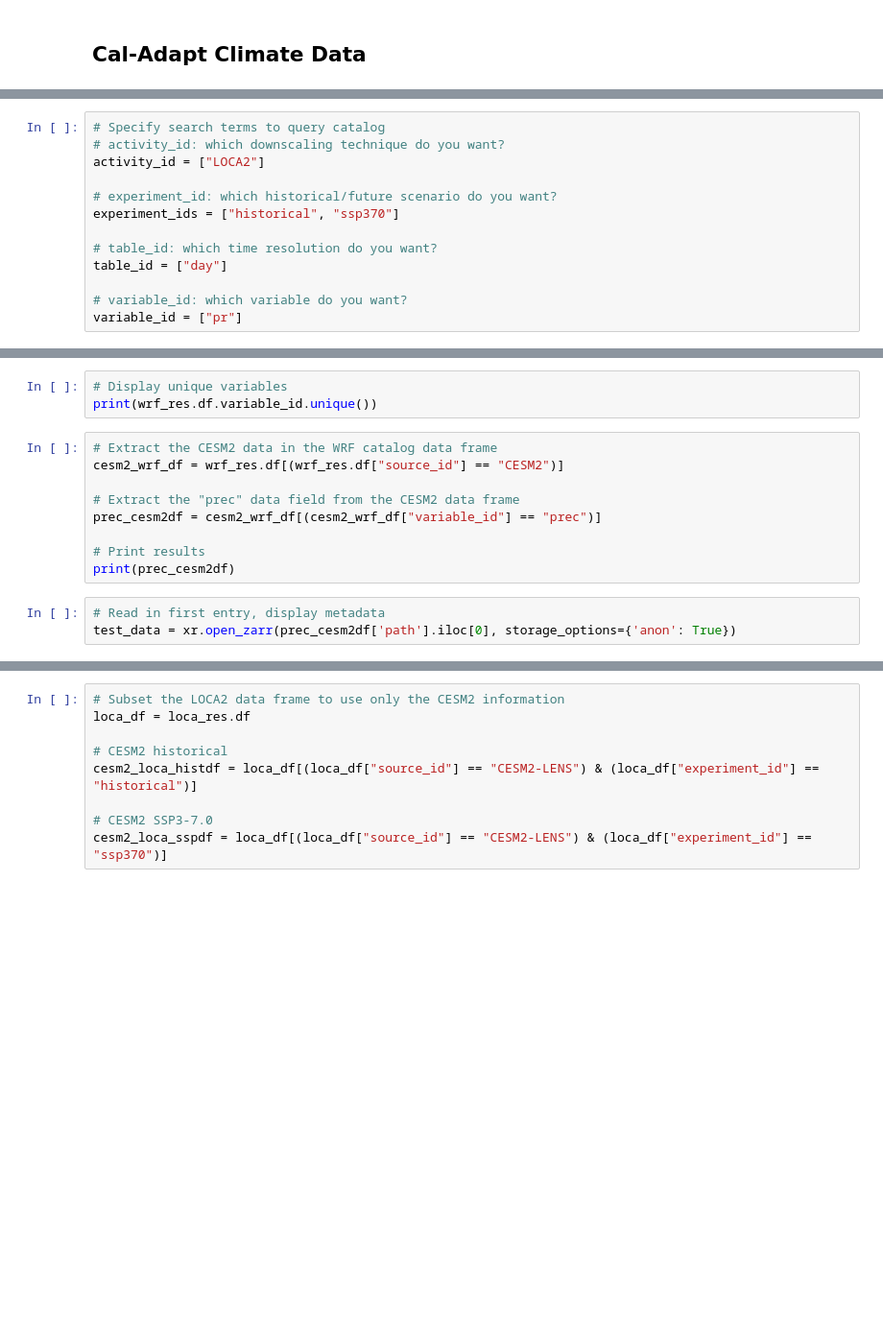
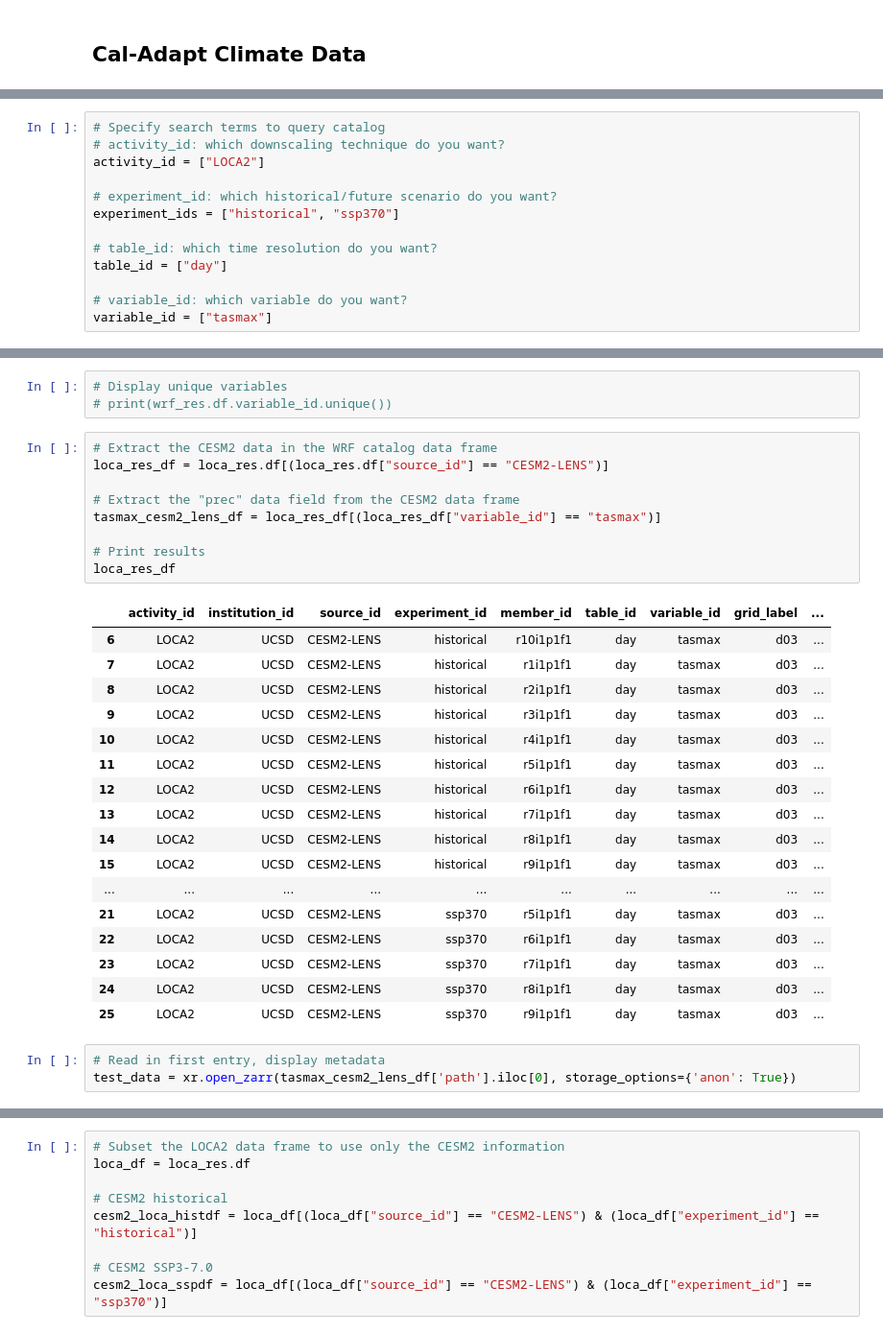
Before and after one commit to haylee360/thomas-fire-analysis, a Jupyter notebook: land-cover-statistics.ipynb, the cells around one changed output, grey strips where cells are left out. Shown at 96% size. Cells and saved outputs as stored; diff of their text form; blank space fills up the shorter version.

```diff
--- a/land-cover-statistics.ipynb
+++ b/land-cover-statistics.ipynb
@@ -286,7 +309,7 @@ experiment_ids = ["historical", "ssp370"]
 table_id = ["day"]
 
 # variable_id: which variable do you want?
-variable_id = ["pr"]
+variable_id = ["tasmax"]
 # %%
 # Search through catalog, store results
 loca_res = catalog.search(activity_id=activity_id, experiment_id=experiment_ids,
@@ -306,17 +343,35 @@ print(loca_res.df.source_id.unique())
 # %%
 # Display unique variables
-print(wrf_res.df.variable_id.unique())
+# print(wrf_res.df.variable_id.unique())
 # %%
 # Extract the CESM2 data in the WRF catalog data frame
-cesm2_wrf_df = wrf_res.df[(wrf_res.df["source_id"] == "CESM2")]
+loca_res_df = loca_res.df[(loca_res.df["source_id"] == "CESM2-LENS")]
 
 # Extract the "prec" data field from the CESM2 data frame
-prec_cesm2df = cesm2_wrf_df[(cesm2_wrf_df["variable_id"] == "prec")]
+tasmax_cesm2_lens_df = loca_res_df[(loca_res_df["variable_id"] == "tasmax")]
 
 # Print results
-print(prec_cesm2df)
+loca_res_df
+# %% [output]
+|  | activity_id | institution_id | source_id | experiment_id | member_id | table_id | variable_id | grid_label | ... |
+| 6 | LOCA2 | UCSD | CESM2-LENS | historical | r10i1p1f1 | day | tasmax | d03 | ... |
+| 7 | LOCA2 | UCSD | CESM2-LENS | historical | r1i1p1f1 | day | tasmax | d03 | ... |
+| 8 | LOCA2 | UCSD | CESM2-LENS | historical | r2i1p1f1 | day | tasmax | d03 | ... |
+| 9 | LOCA2 | UCSD | CESM2-LENS | historical | r3i1p1f1 | day | tasmax | d03 | ... |
+| 10 | LOCA2 | UCSD | CESM2-LENS | historical | r4i1p1f1 | day | tasmax | d03 | ... |
+| 11 | LOCA2 | UCSD | CESM2-LENS | historical | r5i1p1f1 | day | tasmax | d03 | ... |
+| 12 | LOCA2 | UCSD | CESM2-LENS | historical | r6i1p1f1 | day | tasmax | d03 | ... |
+| 13 | LOCA2 | UCSD | CESM2-LENS | historical | r7i1p1f1 | day | tasmax | d03 | ... |
+| 14 | LOCA2 | UCSD | CESM2-LENS | historical | r8i1p1f1 | day | tasmax | d03 | ... |
+| 15 | LOCA2 | UCSD | CESM2-LENS | historical | r9i1p1f1 | day | tasmax | d03 | ... |
+| ... | ... | ... | ... | ... | ... | ... | ... | ... | ... |
+| 21 | LOCA2 | UCSD | CESM2-LENS | ssp370 | r5i1p1f1 | day | tasmax | d03 | ... |
+| 22 | LOCA2 | UCSD | CESM2-LENS | ssp370 | r6i1p1f1 | day | tasmax | d03 | ... |
+| 23 | LOCA2 | UCSD | CESM2-LENS | ssp370 | r7i1p1f1 | day | tasmax | d03 | ... |
+| 24 | LOCA2 | UCSD | CESM2-LENS | ssp370 | r8i1p1f1 | day | tasmax | d03 | ... |
+| 25 | LOCA2 | UCSD | CESM2-LENS | ssp370 | r9i1p1f1 | day | tasmax | d03 | ... |
 # %%
 # Read in first entry, display metadata
-test_data = xr.open_zarr(prec_cesm2df['path'].iloc[0], storage_options={'anon': True})
+test_data = xr.open_zarr(tasmax_cesm2_lens_df['path'].iloc[0], storage_options={'anon': True})
 # %%
 # Display the contents of the "prec" variable
```
Also changed, not shown: parts of 21 cells of this notebook.
